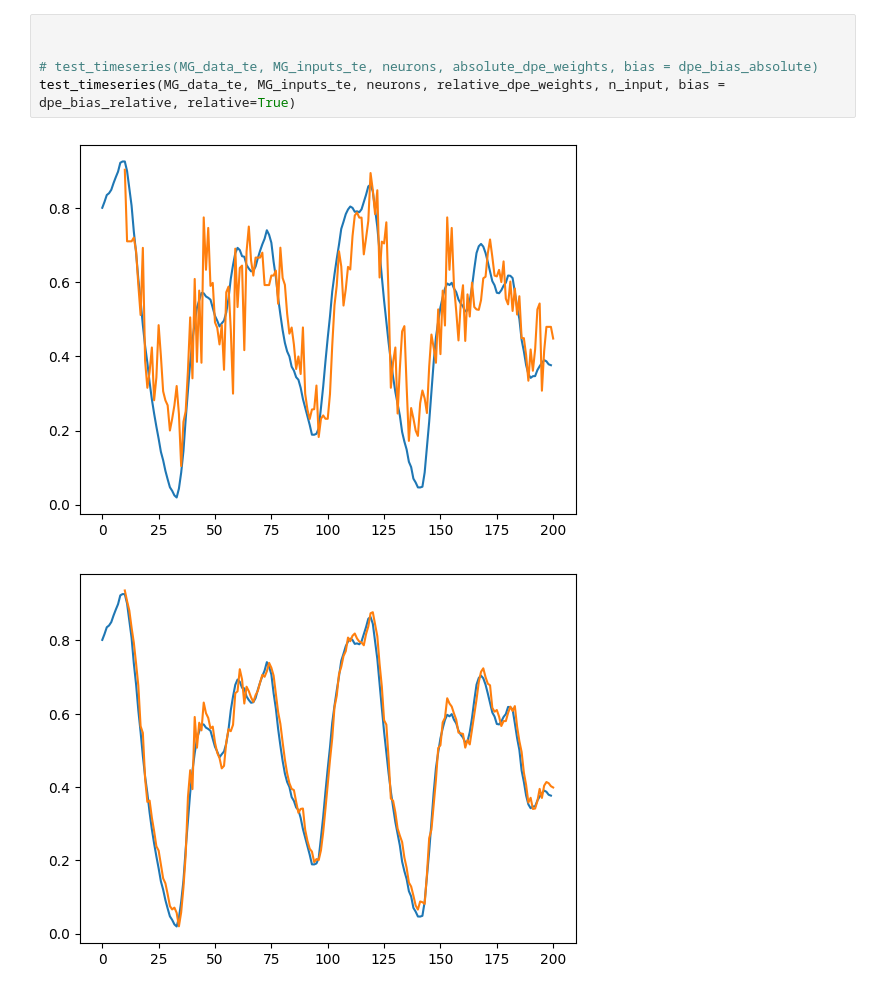
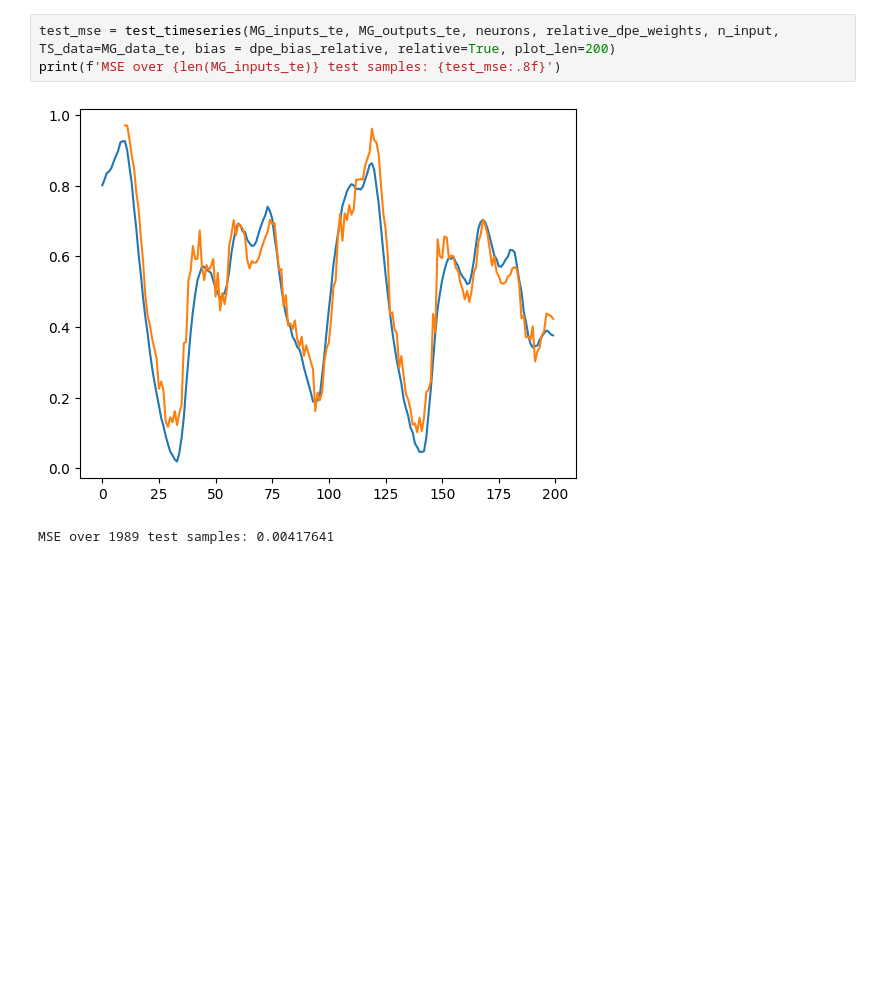
Before and after one commit to rfebbo/SNN_DPE, a Jupyter notebook: MG.ipynb, the cells around one changed output. Drawn from its saved outputs; the diff is of its cells as text; blank space fills up the shorter version.

```diff
--- a/MG.ipynb
+++ b/MG.ipynb
@@ -280,8 +95,6 @@ plt.show()
-# %%
-
-
-# test_timeseries(MG_data_te, MG_inputs_te, neurons, absolute_dpe_weights, bias = dpe_bias_absolute)
-test_timeseries(MG_data_te, MG_inputs_te, neurons, relative_dpe_weights, n_input, bias = dpe_bias_relative, relative=True)
-# %% [output]
-[figure, removed]
-[figure, removed]
+# %%
+test_mse = test_timeseries(MG_inputs_te, MG_outputs_te, neurons, relative_dpe_weights, n_input, TS_data=MG_data_te, bias = dpe_bias_relative, relative=True, plot_len=200)
+print(f'MSE over {len(MG_inputs_te)} test samples: {test_mse:.8f}')
+# %% [output]
+[figure, added]
+MSE over 1989 test samples: 0.00417641
```
Also changed, not shown: parts of 8 cells of this notebook, 5 other files.
